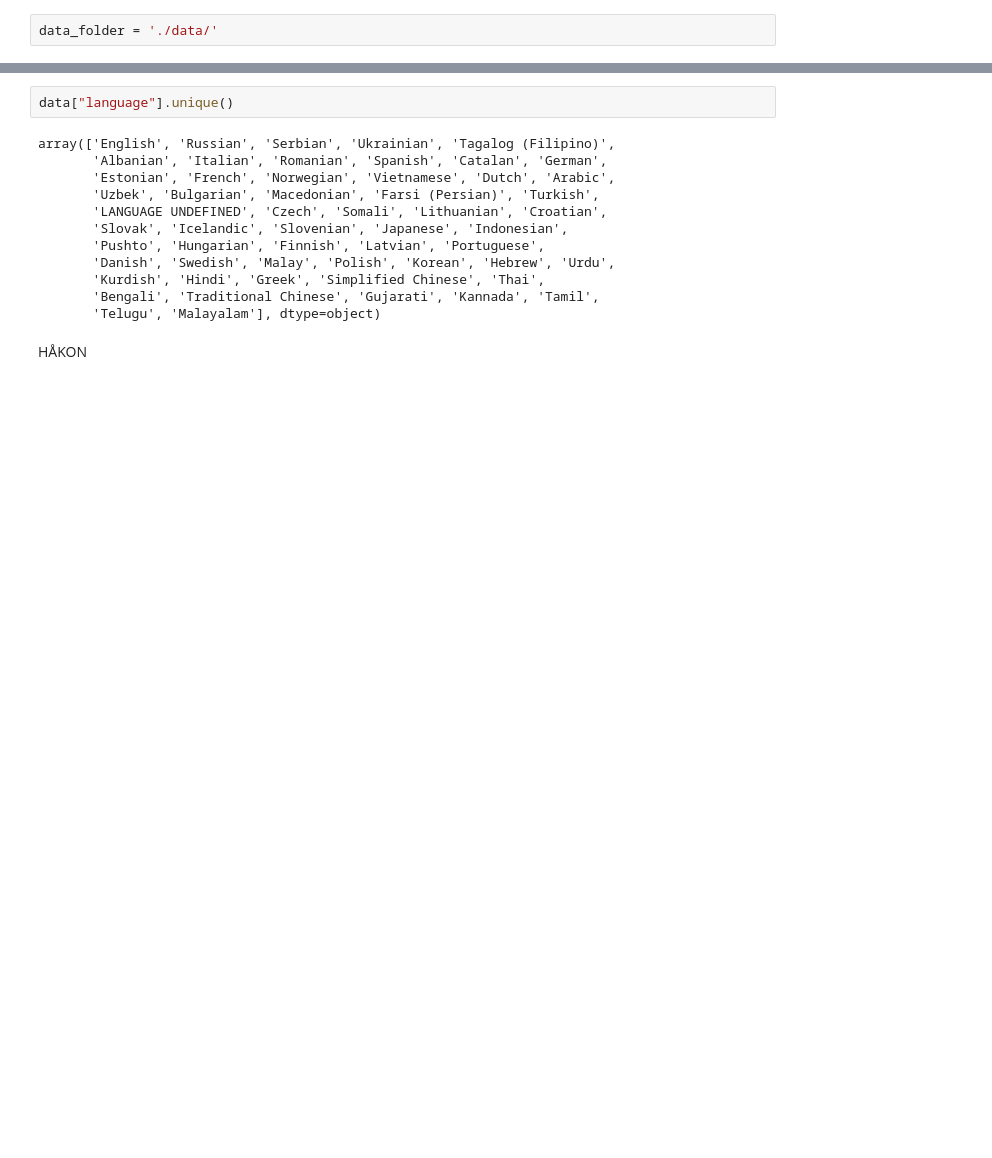
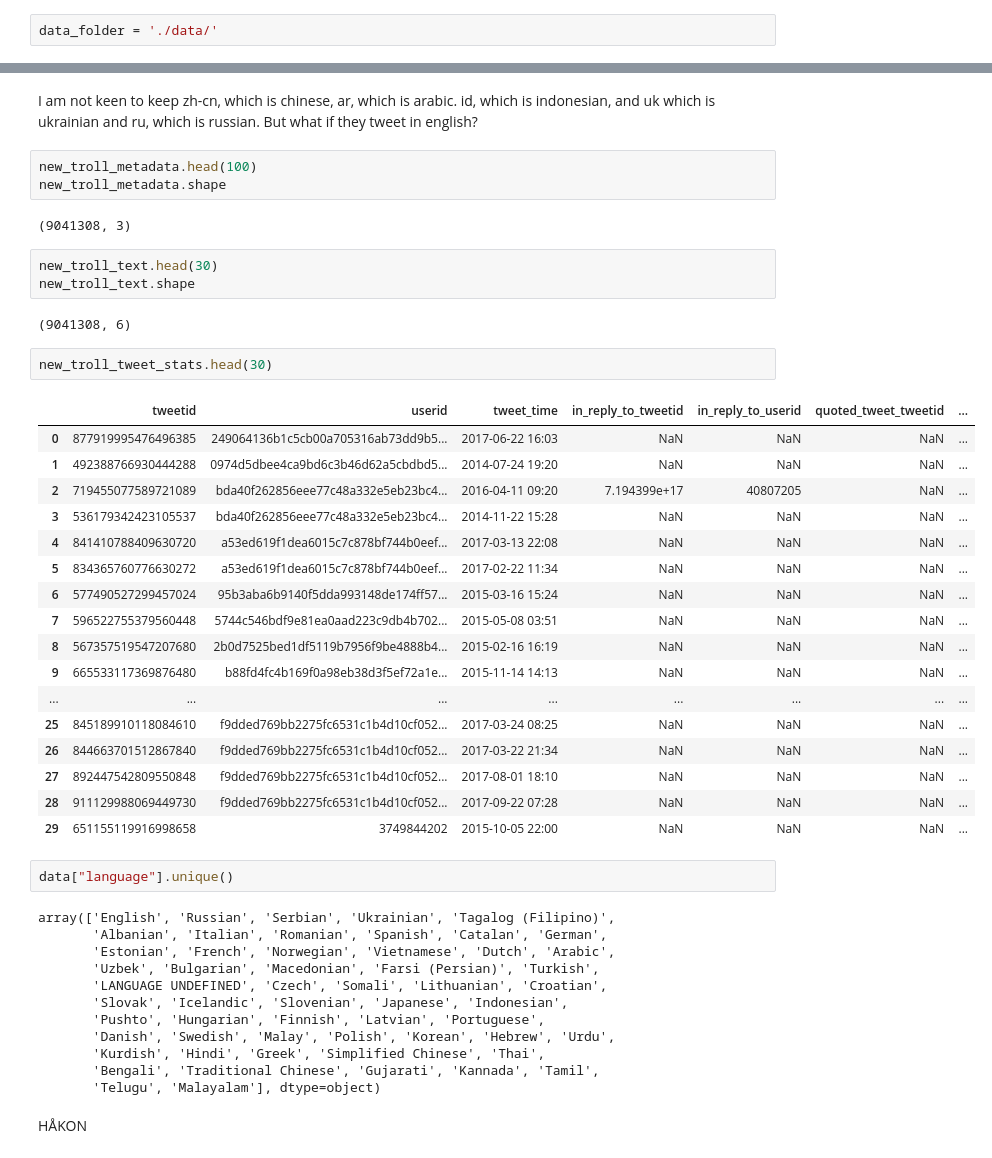
Before and after one commit to haakonms/ADAproject, a Jupyter notebook: TweetProjectSveen.ipynb, the cells around one changed output, grey strips where cells are left out. Cells and saved outputs as stored; diff of their text form; blank space fills up the shorter version.

```diff
--- a/TweetProjectSveen.ipynb
+++ b/TweetProjectSveen.ipynb
@@ -103,3 +179,35 @@ data.head(10)
+# %% [markdown]
+I am not keen to keep zh-cn, which is chinese, ar, which is arabic. id, which is indonesian, and uk which is ukrainian and ru, which is russian. But what if they tweet in english?
+# %%
+new_troll_metadata.head(100)
+new_troll_metadata.shape
+# %% [output]
+(9041308, 3)
+# %%
+new_troll_text.head(30)
+new_troll_text.shape
+# %% [output]
+(9041308, 6)
+# %%
+new_troll_tweet_stats.head(30)
+# %% [output]
+|  | tweetid | userid | tweet_time | in_reply_to_tweetid | in_reply_to_userid | quoted_tweet_tweetid | ... |
+| 0 | 877919995476496385 | 249064136b1c5cb00a705316ab73dd9b5... | 2017-06-22 16:03 | NaN | NaN | NaN | ... |
+| 1 | 492388766930444288 | 0974d5dbee4ca9bd6c3b46d62a5cbdbd5... | 2014-07-24 19:20 | NaN | NaN | NaN | ... |
+| 2 | 719455077589721089 | bda40f262856eee77c48a332e5eb23bc4... | 2016-04-11 09:20 | 7.194399e+17 | 40807205 | NaN | ... |
+| 3 | 536179342423105537 | bda40f262856eee77c48a332e5eb23bc4... | 2014-11-22 15:28 | NaN | NaN | NaN | ... |
+| 4 | 841410788409630720 | a53ed619f1dea6015c7c878bf744b0eef... | 2017-03-13 22:08 | NaN | NaN | NaN | ... |
+| 5 | 834365760776630272 | a53ed619f1dea6015c7c878bf744b0eef... | 2017-02-22 11:34 | NaN | NaN | NaN | ... |
+| 6 | 577490527299457024 | 95b3aba6b9140f5dda993148de174ff57... | 2015-03-16 15:24 | NaN | NaN | NaN | ... |
+| 7 | 596522755379560448 | 5744c546bdf9e81ea0aad223c9db4b702... | 2015-05-08 03:51 | NaN | NaN | NaN | ... |
+| 8 | 567357519547207680 | 2b0d7525bed1df5119b7956f9be4888b4... | 2015-02-16 16:19 | NaN | NaN | NaN | ... |
+| 9 | 665533117369876480 | b88fd4fc4b169f0a98eb38d3f5ef72a1e... | 2015-11-14 14:13 | NaN | NaN | NaN | ... |
+| ... | ... | ... | ... | ... | ... | ... | ... |
+| 25 | 845189910118084610 | f9dded769bb2275fc6531c1b4d10cf052... | 2017-03-24 08:25 | NaN | NaN | NaN | ... |
+| 26 | 844663701512867840 | f9dded769bb2275fc6531c1b4d10cf052... | 2017-03-22 21:34 | NaN | NaN | NaN | ... |
+| 27 | 892447542809550848 | f9dded769bb2275fc6531c1b4d10cf052... | 2017-08-01 18:10 | NaN | NaN | NaN | ... |
+| 28 | 911129988069449730 | f9dded769bb2275fc6531c1b4d10cf052... | 2017-09-22 07:28 | NaN | NaN | NaN | ... |
+| 29 | 651155119916998658 | 3749844202 | 2015-10-05 22:00 | NaN | NaN | NaN | ... |
 # %%
 data["language"].unique()
 # %% [output]
```
Also changed, not shown: parts of 15 cells of this notebook.
